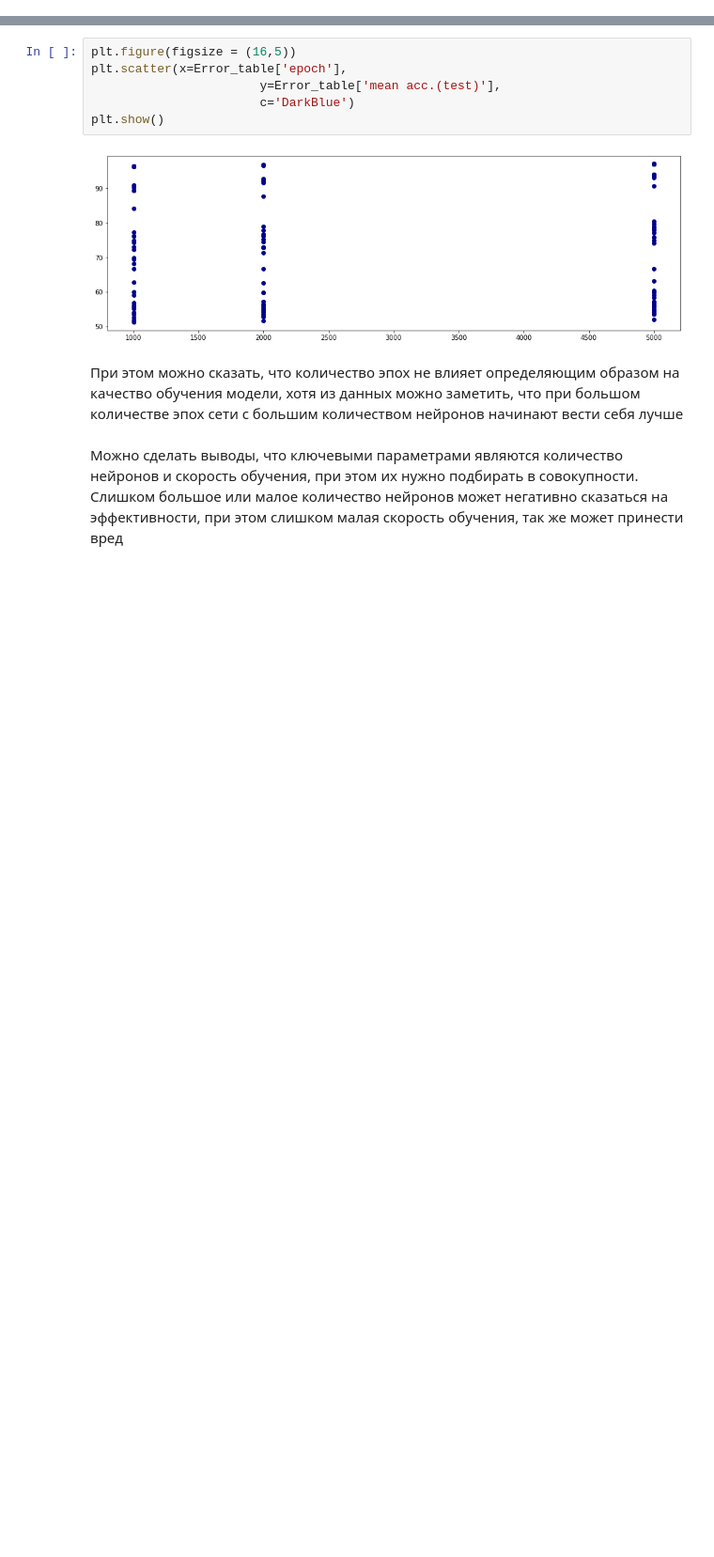
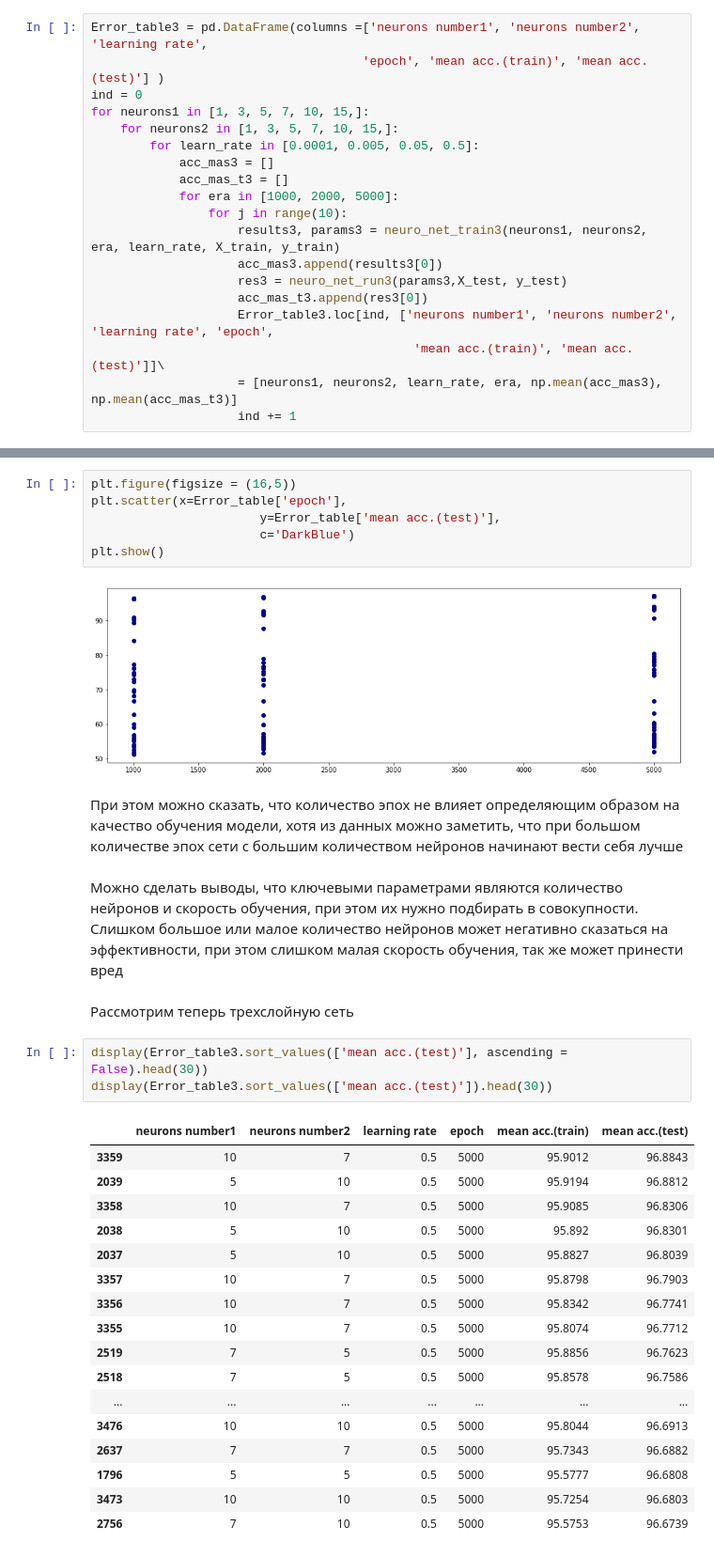
Before and after one commit to max-smarthome/NN, a Jupyter notebook: HW1.ipynb, the cells around one changed output, grey strips where cells are left out. Shown at 94% size. Saved outputs shown, nothing was run; the diff lists cells and outputs as text; blank space fills up the shorter version.

```diff
--- a/HW1.ipynb
+++ b/HW1.ipynb
@@ -200,6 +226,25 @@ for neurons in [1, 3, 5, 7, 10, 15, 30, 50, 100, 200]:
             Error_table.loc[ind, ['neurons number', 'learning rate', 'epoch', 'mean acc.(train)', 'mean acc.(test)']] \
                                         = [neurons, learn_rate, era, np.mean(acc_mas), np.mean(acc_mas_t)]
             ind += 1
+# %%
+Error_table3 = pd.DataFrame(columns =['neurons number1', 'neurons number2', 'learning rate',
+                                     'epoch', 'mean acc.(train)', 'mean acc.(test)'] )
+ind = 0
+for neurons1 in [1, 3, 5, 7, 10, 15,]:
+    for neurons2 in [1, 3, 5, 7, 10, 15,]:
+        for learn_rate in [0.0001, 0.005, 0.05, 0.5]:
+            acc_mas3 = []
+            acc_mas_t3 = []
+            for era in [1000, 2000, 5000]:
+                for j in range(10):
+                    results3, params3 = neuro_net_train3(neurons1, neurons2, era, learn_rate, X_train, y_train)
+                    acc_mas3.append(results3[0])
+                    res3 = neuro_net_run3(params3,X_test, y_test)
+                    acc_mas_t3.append(res3[0])
+                    Error_table3.loc[ind, ['neurons number1', 'neurons number2', 'learning rate', 'epoch',
+                                            'mean acc.(train)', 'mean acc.(test)']]\
+                    = [neurons1, neurons2, learn_rate, era, np.mean(acc_mas3), np.mean(acc_mas_t3)]
+                    ind += 1
 # %%
 Error_table
 # %% [output]
@@ -296,3 +361,26 @@ plt.show()
 При этом можно сказать, что количество эпох не влияет определяющим образом на качество обучения модели, хотя из данных можно заметить, что при большом количестве эпох сети с большим количеством нейронов начинают вести себя лучше
 # %% [markdown]
 Можно сделать выводы, что ключевыми параметрами являются количество нейронов и скорость обучения, при этом их нужно подбирать в совокупности. Слишком большое или малое количество нейронов может негативно сказаться на эффективности, при этом слишком малая скорость обучения, так же может принести вред
+# %% [markdown]
+Рассмотрим теперь трехслойную сеть
+# %%
+display(Error_table3.sort_values(['mean acc.(test)'], ascending = False).head(30))
+display(Error_table3.sort_values(['mean acc.(test)']).head(30))
+# %% [output]
+|  | neurons number1 | neurons number2 | learning rate | epoch | mean acc.(train) | mean acc.(test) |
+| 3359 | 10 | 7 | 0.5 | 5000 | 95.9012 | 96.8843 |
+| 2039 | 5 | 10 | 0.5 | 5000 | 95.9194 | 96.8812 |
+| 3358 | 10 | 7 | 0.5 | 5000 | 95.9085 | 96.8306 |
+| 2038 | 5 | 10 | 0.5 | 5000 | 95.892 | 96.8301 |
+| 2037 | 5 | 10 | 0.5 | 5000 | 95.8827 | 96.8039 |
+| 3357 | 10 | 7 | 0.5 | 5000 | 95.8798 | 96.7903 |
+| 3356 | 10 | 7 | 0.5 | 5000 | 95.8342 | 96.7741 |
+| 3355 | 10 | 7 | 0.5 | 5000 | 95.8074 | 96.7712 |
+| 2519 | 7 | 5 | 0.5 | 5000 | 95.8856 | 96.7623 |
+| 2518 | 7 | 5 | 0.5 | 5000 | 95.8578 | 96.7586 |
+| ... | ... | ... | ... | ... | ... | ... |
+| 3476 | 10 | 10 | 0.5 | 5000 | 95.8044 | 96.6913 |
+| 2637 | 7 | 7 | 0.5 | 5000 | 95.7343 | 96.6882 |
+| 1796 | 5 | 5 | 0.5 | 5000 | 95.5777 | 96.6808 |
+| 3473 | 10 | 10 | 0.5 | 5000 | 95.7254 | 96.6803 |
+| 2756 | 7 | 10 | 0.5 | 5000 | 95.5753 | 96.6739 |
```
Also changed, not shown: parts of 8 cells of this notebook, 1 other file.
